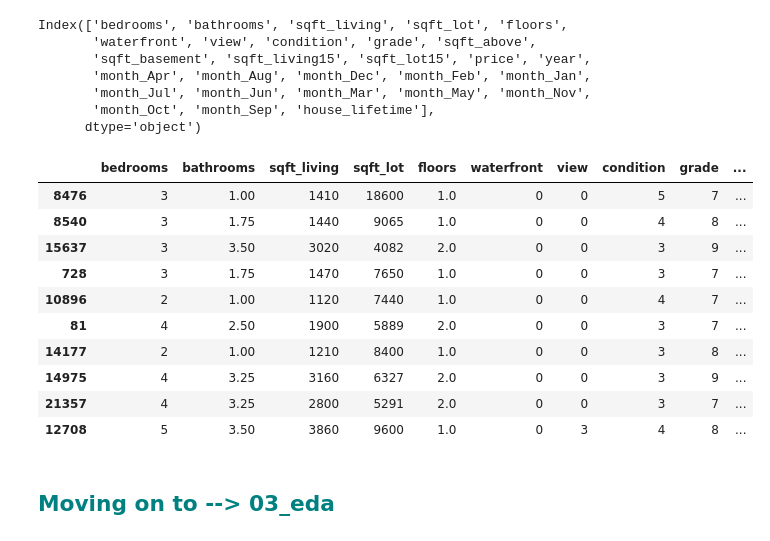
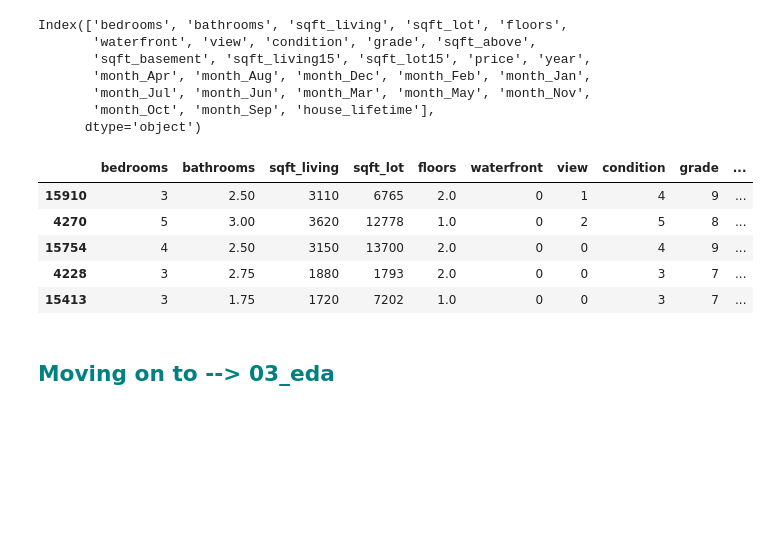
Before and after one commit to jesus-jpeg/patent-pending, a Jupyter notebook: 03_python_scripts/02_data_cleaning.ipynb, the cells around one changed output. Cells and saved outputs as stored; diff of their text form; code cells hidden in the pictures; blank space fills up the shorter version.

```diff
--- a/03_python_scripts/02_data_cleaning.ipynb
+++ b/03_python_scripts/02_data_cleaning.ipynb
@@ -133,19 +133,14 @@ datac = datac[['bedrooms', 'bathrooms', 'sqft_living', 'sqft_lot', 'floors',
        'month_Oct', 'month_Sep', 'house_lifetime', 'price']]
 # %%
 # Let's see how it looks like !
-datac.sample(10)
+datac.sample(5)
 # %% [output]
 |  | bedrooms | bathrooms | sqft_living | sqft_lot | floors | waterfront | view | condition | grade | ... |
-| 8476 | 3 | 1.00 | 1410 | 18600 | 1.0 | 0 | 0 | 5 | 7 | ... |
-| 8540 | 3 | 1.75 | 1440 | 9065 | 1.0 | 0 | 0 | 4 | 8 | ... |
-| 15637 | 3 | 3.50 | 3020 | 4082 | 2.0 | 0 | 0 | 3 | 9 | ... |
-| 728 | 3 | 1.75 | 1470 | 7650 | 1.0 | 0 | 0 | 3 | 7 | ... |
-| 10896 | 2 | 1.00 | 1120 | 7440 | 1.0 | 0 | 0 | 4 | 7 | ... |
-| 81 | 4 | 2.50 | 1900 | 5889 | 2.0 | 0 | 0 | 3 | 7 | ... |
-| 14177 | 2 | 1.00 | 1210 | 8400 | 1.0 | 0 | 0 | 3 | 8 | ... |
-| 14975 | 4 | 3.25 | 3160 | 6327 | 2.0 | 0 | 0 | 3 | 9 | ... |
-| 21357 | 4 | 3.25 | 2800 | 5291 | 2.0 | 0 | 0 | 3 | 7 | ... |
-| 12708 | 5 | 3.50 | 3860 | 9600 | 1.0 | 0 | 3 | 4 | 8 | ... |
+| 15910 | 3 | 2.50 | 3110 | 6765 | 2.0 | 0 | 1 | 4 | 9 | ... |
+| 4270 | 5 | 3.00 | 3620 | 12778 | 1.0 | 0 | 2 | 5 | 8 | ... |
+| 15754 | 4 | 2.50 | 3150 | 13700 | 2.0 | 0 | 0 | 4 | 9 | ... |
+| 4228 | 3 | 2.75 | 1880 | 1793 | 2.0 | 0 | 0 | 3 | 7 | ... |
+| 15413 | 3 | 1.75 | 1720 | 7202 | 1.0 | 0 | 0 | 3 | 7 | ... |
 # %% [markdown]
 <h2 style="color: #008080;">Moving on to --> 03_eda</h2>
 # %%
```
Also changed, not shown: 1 other file.
